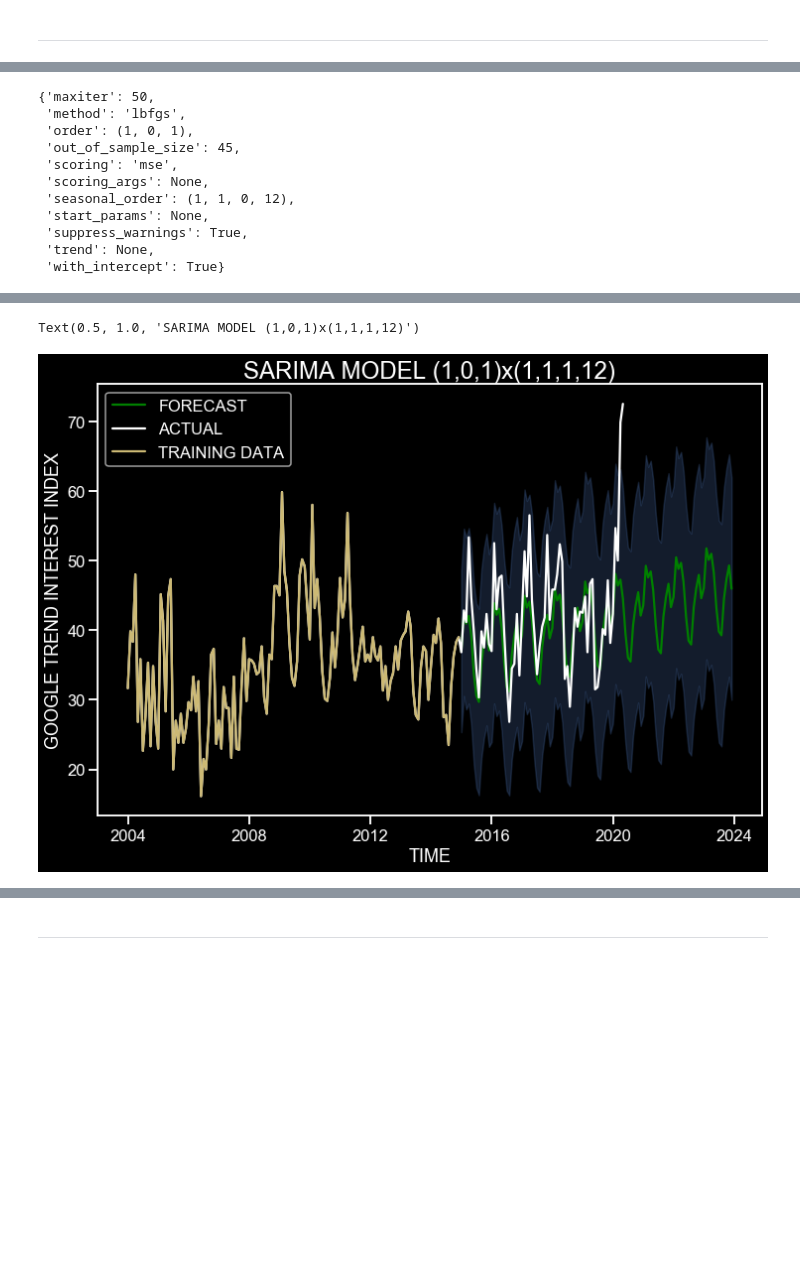
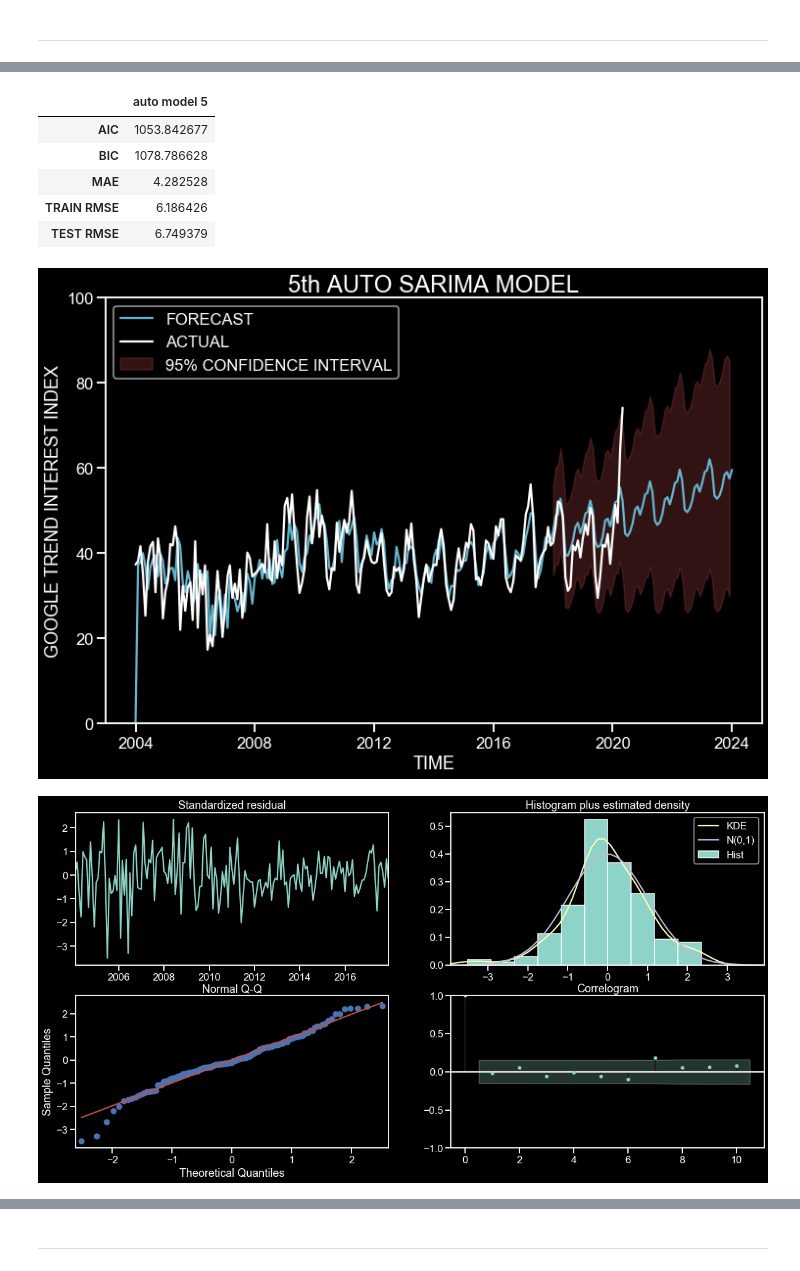
Before and after one commit to daveajstearns/mod5_project, a Jupyter notebook: final_sarima_models.ipynb, the cells around one changed output, grey strips where cells are left out. Cells and saved outputs as stored; diff of their text form; code cells hidden in the pictures; blank space fills up the shorter version.

```diff
--- a/final_sarima_models.ipynb
+++ b/final_sarima_models.ipynb
@@ -83,6 +89,6 @@ vfarm_int = get_int('vertical farming', '2000-01-01 2020-05-16')
 # %%
-urban_int = get_int('urban agriculture', '2000-01-01 2020-05-16')
-# urban_int.to_csv('urban_final.csv')
+urban_int = get_int('urban agriculture', '2000-01-01 2020-05-18')
+urban_int.to_csv('urban_final.csv')
 # %%
-aeroponics_int = get_int('aeroponics', '2000-01-01 2020-05-16')
-# aeroponics_int.to_csv('aeroponics.csv')
+aeroponics_int = get_int('aeroponics', '2000-01-01 2020-05-18')
+aeroponics_int.to_csv('aeroponics.csv')
@@ -109,7 +121,7 @@ aeroponics_int.set_index('date', inplace=True)
 # %%
 # Going to average these series together to get a whole topic understanding
 master = (aeroponics_int['aeroponics']+urban_int['urban agriculture']+vfarm_int['vertical farming']+
-          hydroponics_int['hydroponic']+indoor_farming['indoor farming']+
+          hydroponics_int['hydroponic']+indoor_farming_int['indoor farming']+
           greenhouse_int['greenhouse'])/6
 # %%
 master = master.to_frame()
@@ -127,7 +139,8 @@ nice_plot(master, 'interest')
 # %%
-master = pd.read_csv('master_series.csv')
-master['date'] = pd.to_datetime(master['date'])
-master.set_index('date', inplace=True)
+# Only run this cell once you have saved down the master file
+# master = pd.read_csv('master_series.csv')
+# master['date'] = pd.to_datetime(master['date'])
+# master.set_index('date', inplace=True)
 # %%
 gen_dftest(master, 'interest')
 # %% [output]
@@ -393,41 +707,28 @@ Total fit time: 13.714 seconds
-# %%
-fitted.get_params()
-# %% [output]
-{'maxiter': 50,
- 'method': 'lbfgs',
- 'order': (1, 0, 1),
- 'out_of_sample_size': 45,
- 'scoring': 'mse',
- 'scoring_args': None,
- 'seasonal_order': (1, 1, 0, 12),
- 'start_params': None,
- 'suppress_warnings': True,
- 'trend': None,
- 'with_intercept': True}
 # %%
-model7 = SARIMAX(master['2000':'2014'], order=(1,0,1), seasonal_order=(1,1,1,12),
+auto_mod5 = SARIMAX(master['2004':'2017'], order=(1,1,1), seasonal_order=(2,0,2,12),
                 trend='t')
-fit = model7.fit()
+fit = auto_mod5.fit()
 print(fit.summary())
-forecast = fit.forecast(108)
-print('Forecasting 108 months into the future from the\ntraining data (2015-2024).\n...\n...')
+forecast = fit.predict(start='2004-01-01', end='2024-01-01')
+print('\nForecasting 72 months into the future from the\ntraining data (2018 - 2024)\n.....\n....\n...\n..\n.')
 forecast = pd.DataFrame(forecast)
 forecast = rename_column(forecast, 0, 'forecast')
-forecasted = pred.predicted_mean
-prediction = fit.get_forecast(steps=108)
+prediction = fit.get_forecast(steps=72)
 pred_conf = prediction.conf_int()
 # Plot the nice graphs
 fig,ax = plt.subplots(figsize=(12,8))
-sns.lineplot(x=forecast.index, y=forecast['forecast'], color='green')
-sns.lineplot(x=master['2000':].index,
-             y=master['2000':]['interest'], color='w')
-sns.lineplot(x=master['2000':'2014'].index,
-             y=master['2000':'2014']['interest'], color='y')
+sns.lineplot(x=forecast.index, y=forecast['forecast'], color='c')
+sns.lineplot(x=master['2004':].index,
+             y=master['2004':]['interest'], color='w')
 ax.fill_between(pred_conf.index,
                 pred_conf.iloc[:, 0],
-                pred_conf.iloc[:, 1], color='b', alpha=0.25)
-plt.legend(['FORECAST','ACTUAL','TRAINING DATA'], loc='best')
+                pred_conf.iloc[:, 1], color='r', alpha=0.25)
+plt.legend(['FORECAST','ACTUAL', '95% CONFIDENCE INTERVAL'], loc='upper left')
 plt.xlabel('TIME',size=18)
 plt.ylabel('GOOGLE TREND INTEREST INDEX', size=18)
-plt.title(f'SARIMA MODEL (1,0,1)x(1,1,1,12)', size=24)
+plt.ylim(0,100)
+plt.title(f'5th AUTO SARIMA MODEL', size=24)
+auto_mod_5 = make_chart(fit, 'auto model 5')
+print(fit.plot_diagnostics(figsize=(20,10)))
+auto_mod_5
 # %% [output]
@@ -451,2 +752,8 @@ training data (2015-2024).
-Text(0.5, 1.0, 'SARIMA MODEL (1,0,1)x(1,1,1,12)')
+|  | auto model 5 |
+| AIC | 1053.842677 |
+| BIC | 1078.786628 |
+| MAE | 4.282528 |
+| TRAIN RMSE | 6.186426 |
+| TEST RMSE | 6.749379 |
-[figure, old version]
+[figure, new version]
+[figure, added]
```
Also changed, not shown: parts of 76 cells of this notebook.
